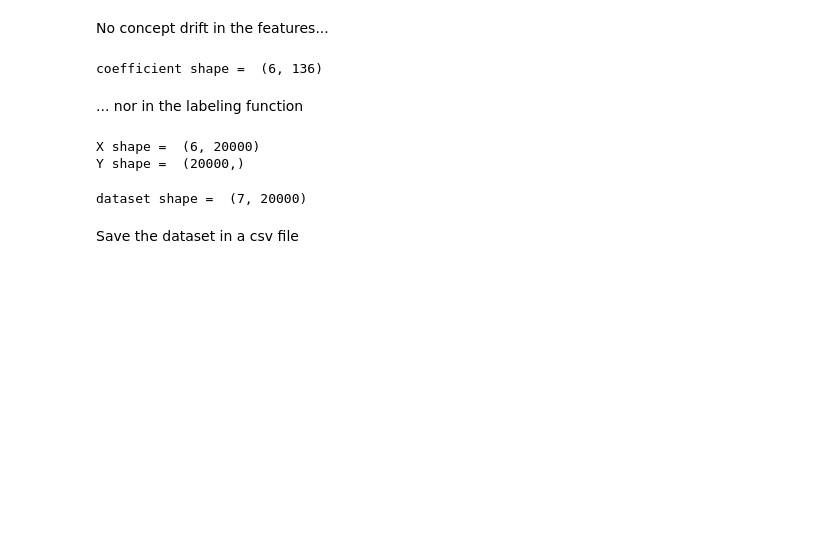
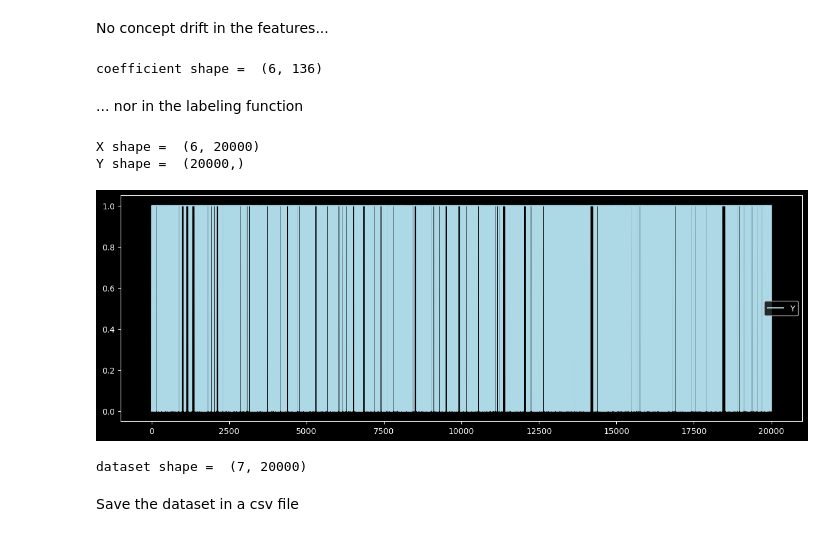
Before and after one commit to SimonGiampy/NARMA-SML, a Jupyter notebook: NARMA_Data_Generator.ipynb, the cells around one changed output. Saved outputs shown, nothing was run; the diff lists cells and outputs as text; code cells hidden in the pictures; blank space fills up the shorter version.

```diff
--- a/NARMA_Data_Generator.ipynb
+++ b/NARMA_Data_Generator.ipynb
@@ -522,7 +524,7 @@ This dataset is used mainly for statistical tests and for baseline comparison wi
 # %%
 # initialization of X and eps (gaussian noise)
 X = np.zeros((features, time_series_length))
-eps = np.random.normal(0, 0.5, (features, time_series_length))
+eps = np.random.normal(0, 0.1, (features, time_series_length))
 
 print("creation of a dataset without any concept drift ...")
 # %% [output]
@@ -533,7 +535,7 @@ No concept drift in the features...
 
 # array of coefficients taken from normal distribution with mean 0 and variance 0.05 of shape = vector.shape
 # 2 arrays of coefficients used before and after concept drift
-coefficients = np.random.normal(0, 0.05, (features, parameters))
+coefficients = np.random.normal(0, 0.1, (features, parameters))
 print("coefficient shape = ", coefficients.shape)
 
 # for each time stamp t in the time series
@@ -567,6 +569,17 @@ print("Y shape = ", Y.shape)
 # %% [output]
 X shape =  (6, 20000)
 Y shape =  (20000,)
+# %%
+
+#plot Y time series and sigmoid in the same plot with different colors
+fig, ax = plt.subplots(figsize=(15, 5))
+ax.plot(Y, color='lightblue', label='Y')
+#ax.plot(sigmoid, color='blue', linestyle='--', linewidth=2)
+# add legend to the plot
+ax.legend(['Y', 'sigmoid'])
+plt.show()
+# %% [output]
+[figure, added]
 # %%
 # create dataset using X as feature vectors and Y as binary labels
 dataset = np.concatenate((X, [Y]), axis=0)
```
Also changed, not shown: parts of 8 cells of this notebook, 3 other files.
